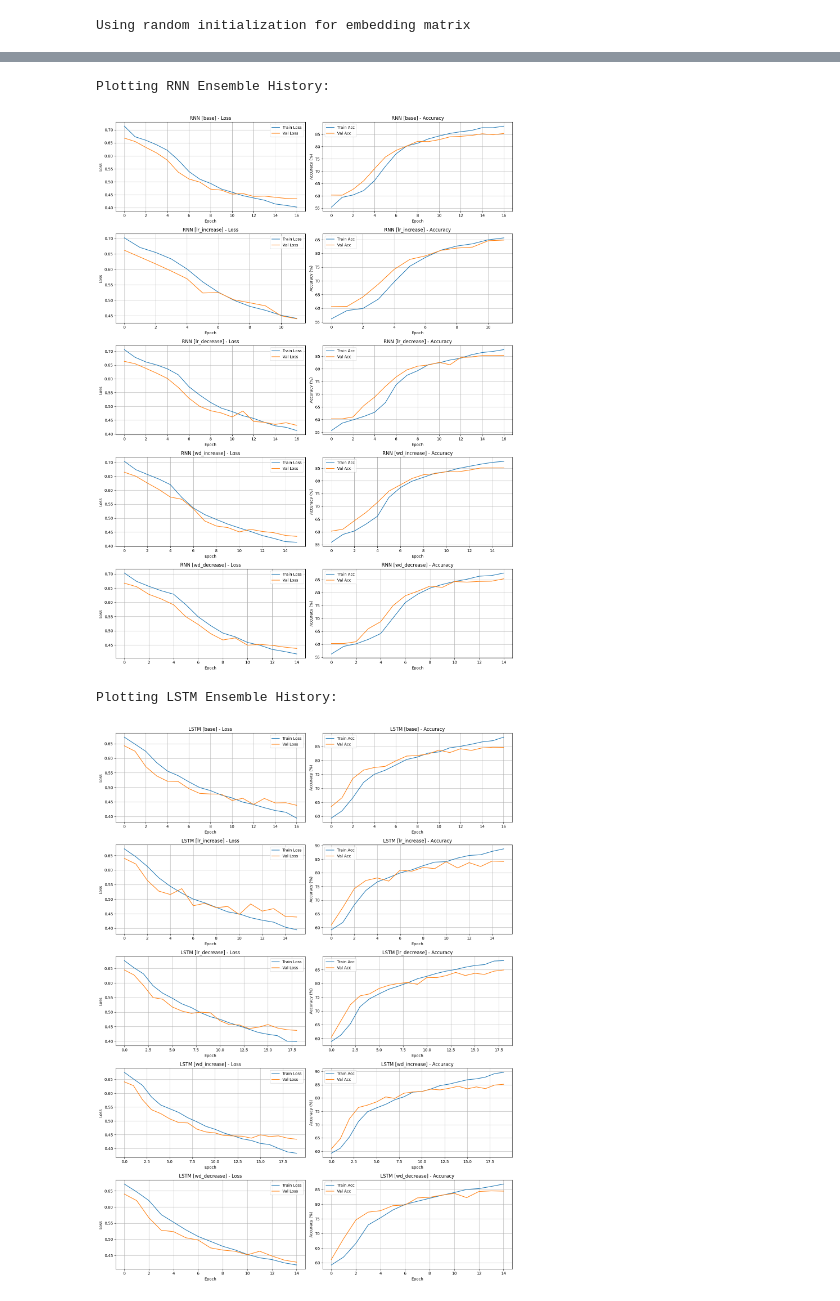
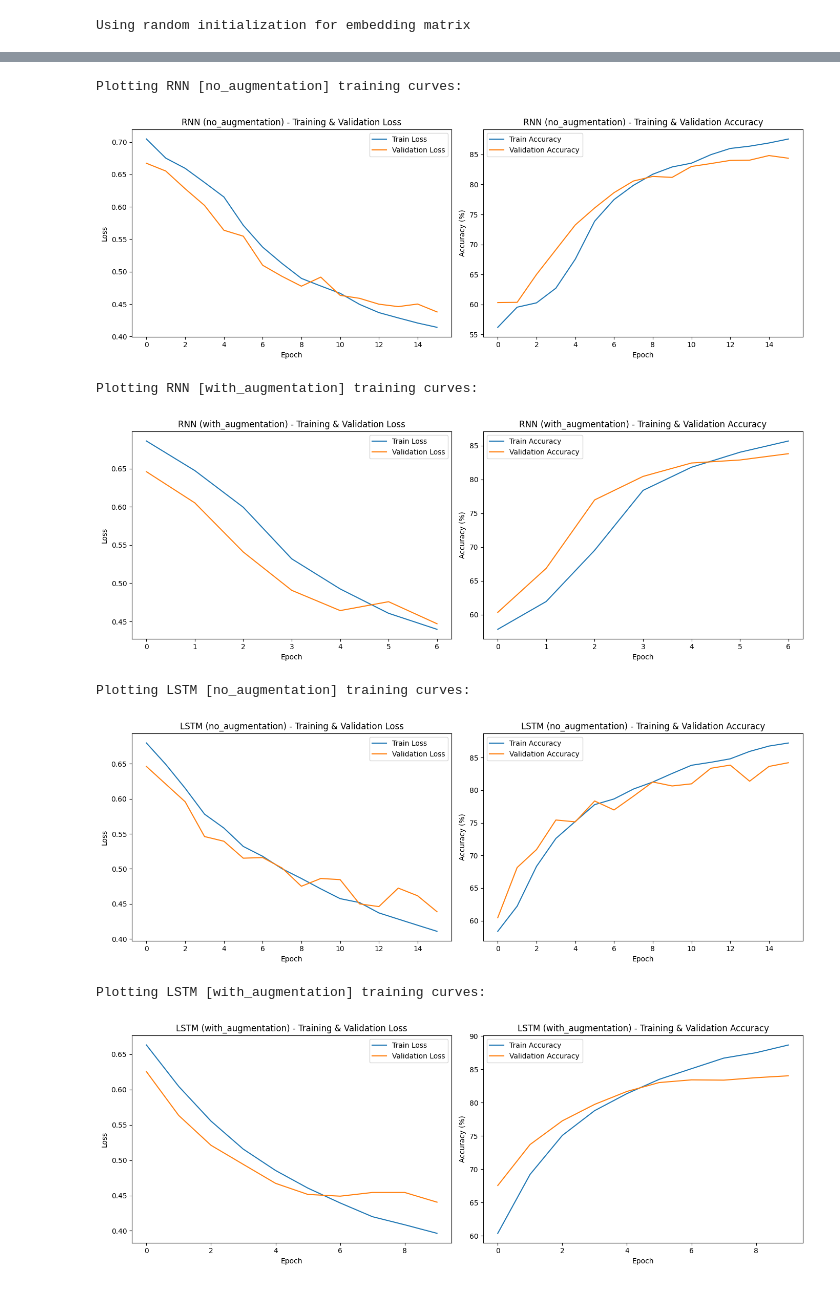
Before and after one commit to deniz2104/Homework_AI_2, a Jupyter notebook: sentiment_analysis_romanian_text.ipynb, the cells around one changed output, grey strips where cells are left out. Cells and saved outputs as stored; diff of their text form; code cells hidden in the pictures.

Commit message:
added notebook with augmentation results and updated README

```diff
--- a/sentiment_analysis_romanian_text.ipynb
+++ b/sentiment_analysis_romanian_text.ipynb
@@ -47,7 +47,6 @@ class CFG:
     embedding_dropout: float = 0.3
     max_len: int = 200
     fasttext_path: str = 'cc.ro.300.vec'
-    use_augmentation: bool = True
     max_grad_norm: float = 1.0
 # %%
 def load_csv(file_path):
@@ -465,9 +480,14 @@ else:
 # %% [output]
 Using random initialization for embedding matrix
 # %%
-train_dataset = TensorDataset(
-    torch.LongTensor(X_train_split),
-    torch.LongTensor(y_train_split)
+train_dataset_noaug = TensorDataset(
+    torch.LongTensor(X_train_noaug),
+    torch.LongTensor(y_train_noaug)
+)
+
+train_dataset_aug = TensorDataset(
+    torch.LongTensor(X_train_aug),
+    torch.LongTensor(y_train_aug)
 )
 
 val_dataset = TensorDataset(
@@ -480,11 +500,13 @@ test_dataset = TensorDataset(
     torch.LongTensor(y_test)
 )
 
-train_loader = DataLoader(train_dataset, batch_size=CFG.batch_size, shuffle=True)
+train_loader_noaug = DataLoader(train_dataset_noaug, batch_size=CFG.batch_size, shuffle=True)
+train_loader_aug = DataLoader(train_dataset_aug, batch_size=CFG.batch_size, shuffle=True)
 val_loader = DataLoader(val_dataset, batch_size=CFG.batch_size, shuffle=False)
 test_loader = DataLoader(test_dataset, batch_size=CFG.batch_size, shuffle=False)
 
-print(f"Train batches: {len(train_loader)}")
+print(f"Train batches (no augmentation): {len(train_loader_noaug)}")
+print(f"Train batches (with augmentation): {len(train_loader_aug)}")
 print(f"Validation batches: {len(val_loader)}")
 print(f"Test batches: {len(test_loader)}")
 # %% [output]
@@ -855,42 +859,17 @@ All ensemble models trained and saved.
 # %%
-def plot_ensemble_history(history_list, model_type_name="Model"):
-    num_configs = len(history_list)
-    fig, axes = plt.subplots(num_configs, 2, figsize=(15, 4 * num_configs))
+for variant_name, res in rnn_results.items():
+    print(f"Plotting RNN [{variant_name}] training curves:")
+    plot_training_curves(res['train_loss'], res['val_loss'], res['train_acc'], res['val_acc'], f"RNN ({variant_name})")
 
-    if num_configs == 1:
-        axes = np.array([axes])
-
-    for i, history in enumerate(history_list):
-        config_name = history['config']
-
-        ax_loss = axes[i][0]
-        ax_loss.plot(history['train_loss'], label='Train Loss')
-        ax_loss.plot(history['val_loss'], label='Val Loss')
-        ax_loss.set_title(f"{model_type_name} [{config_name}] - Loss")
-        ax_loss.set_xlabel("Epoch")
-        ax_loss.set_ylabel("Loss")
-        ax_loss.legend()
-        ax_loss.grid(True)
-
-        ax_acc = axes[i][1]
-        ax_acc.plot(history['train_acc'], label='Train Acc')
-        ax_acc.plot(history['val_acc'], label='Val Acc')
-        ax_acc.set_title(f"{model_type_name} [{config_name}] - Accuracy")
-        ax_acc.set_xlabel("Epoch")
-        ax_acc.set_ylabel("Accuracy (%)")
-        ax_acc.legend()
-        ax_acc.grid(True)
-
-    plt.tight_layout()
-    plt.show()
-
-print("Plotting RNN Ensemble History:")
-plot_ensemble_history(rnn_ensemble_history, "RNN")
-
-print("\nPlotting LSTM Ensemble History:")
-plot_ensemble_history(lstm_ensemble_history, "LSTM")
+for variant_name, res in lstm_results.items():
+    print(f"\nPlotting LSTM [{variant_name}] training curves:")
+    plot_training_curves(res['train_loss'], res['val_loss'], res['train_acc'], res['val_acc'], f"LSTM ({variant_name})")
 # %% [output]
-Plotting RNN Ensemble History:
+Plotting RNN [no_augmentation] training curves:
-[figure, old version]
+[figure, new version]
-Plotting LSTM Ensemble History:
+Plotting RNN [with_augmentation] training curves:
-[figure, old version]
+[figure, new version]
+Plotting LSTM [no_augmentation] training curves:
+[figure, added]
+Plotting LSTM [with_augmentation] training curves:
+[figure, added]
```
Also changed, not shown: parts of 9 cells of this notebook, 13 other files.
